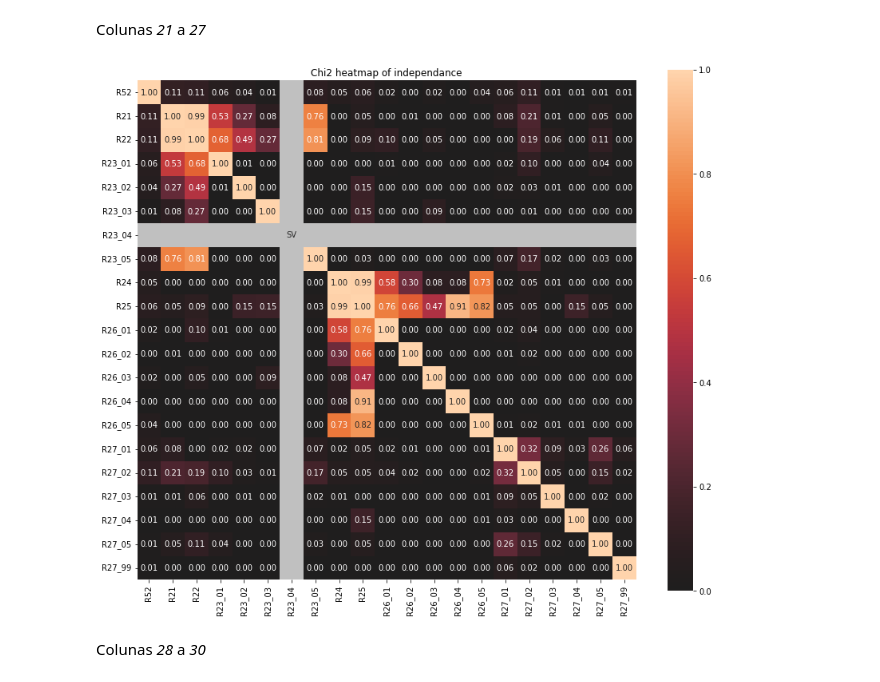
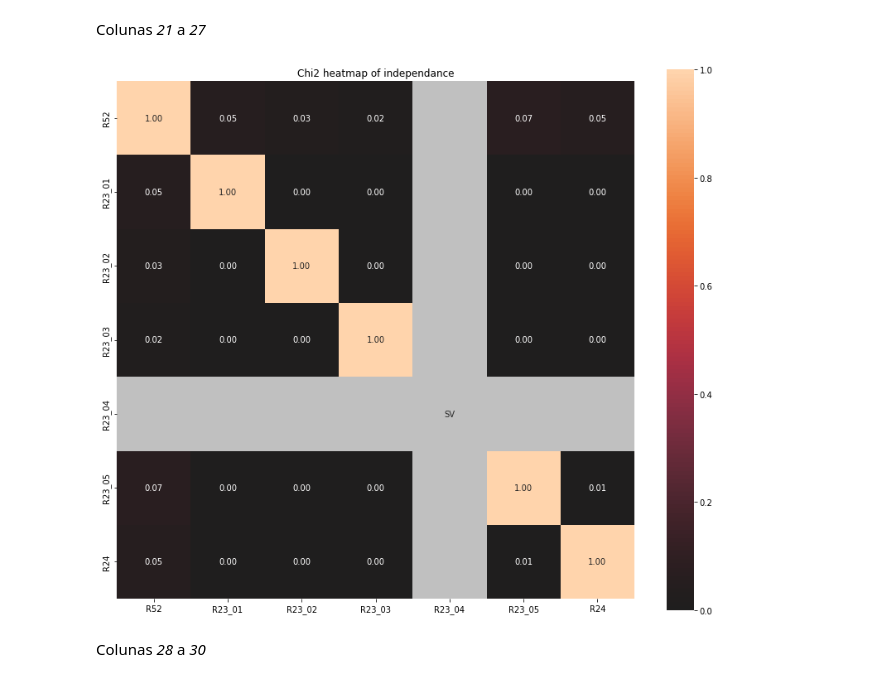
Before and after one commit to insper-classroom/23-1a-cd-p2-anderson_samuel_vinicius, a Jupyter notebook: Relatório.ipynb, the cells around one changed output. Drawn from its saved outputs; the diff is of its cells as text; code cells hidden in the pictures.

```diff
--- a/Relatório.ipynb
+++ b/Relatório.ipynb
@@ -875,0 +1023,5 @@ responsaveis_df = pd.concat([responsaveis_df, separate_R04], axis=1)
+# %%
+Q3 = info_money.Renda.quantile(0.75)
+Q1 = info_money.Renda.quantile(0.25)
+IQ = Q3 - Q1
+IQ
@@ -875,0 +1030,7 @@ responsaveis_df = pd.concat([responsaveis_df, separate_R04], axis=1)
+# %%
+lim_inf = Q1 - 3*IQ
+lim_sup = Q3 + 3*IQ
+
+responsaveis_df_dropped = responsaveis_df[responsaveis_df.Renda <= lim_sup]
+responsaveis_df_dropped = responsaveis_df_dropped[(responsaveis_df_dropped.Renda >= lim_inf)]
+responsaveis_df_dropped.shape
@@ -875,0 +1044,2 @@ responsaveis_df = pd.concat([responsaveis_df, separate_R04], axis=1)
+# %%
+responsaveis_df = responsaveis_df_dropped
@@ -875,0 +1048,2 @@ responsaveis_df = pd.concat([responsaveis_df, separate_R04], axis=1)
+# %%
+responsaveis_df.drop(col_money, axis=1, inplace=True)
@@ -1010,26 +1192,26 @@ Colunas _21_ a _27_
 # %%
 # Pegando as colunas para selecionar pelo dicionário
 bloco_buscado = []
 aux = ''
-i = 21
-while i <= 27:
+i = 23
+while i <= 24:
     aux = 'R' + str(i)
     bloco_buscado.append(aux)
     i += 1
 
 # Separando o bloco por loc
 perguntas = ['R52']
 for per in bloco_buscado:
     for column in col_per_quest[per]:
         perguntas.append(column)
 
 analise = responsaveis_df.loc[:, perguntas]
 
 # Teste do Chi Quadrado
 associations(analise,figsize=(14,12),title="Chi2 heatmap of independance")
 plt.show()
 # %% [output]
-[figure, old version]
+[figure, new version]
 # %% [markdown]
 Colunas _28_ a _30_
 # %%
```
Also changed, not shown: parts of 128 cells of this notebook.
